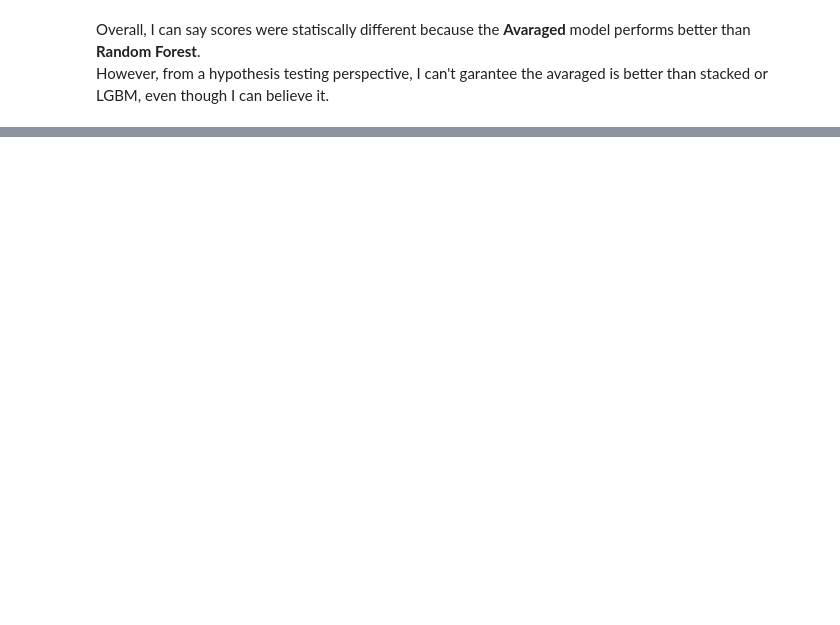
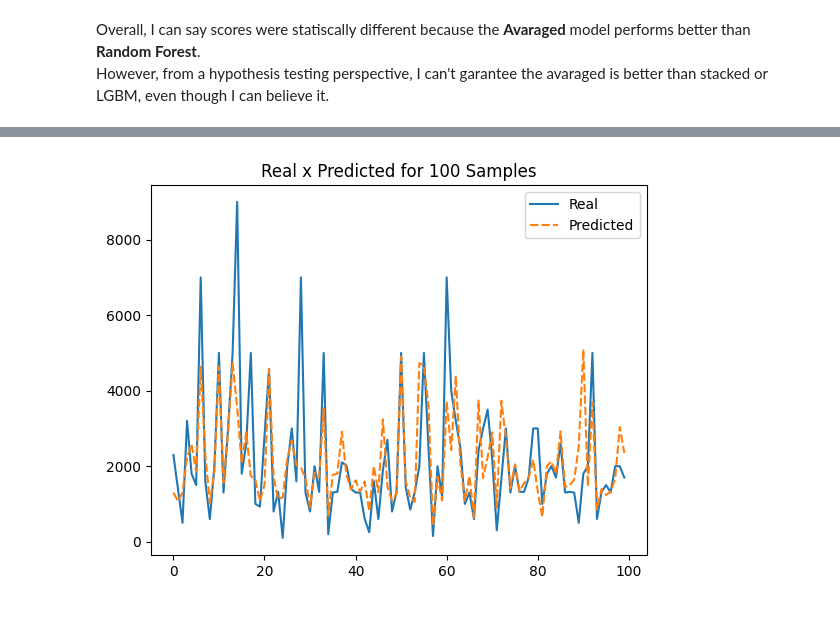
Before and after one commit to viniciussuares/IncomePrediction, a Jupyter notebook: notebooks/model_selection.ipynb, the cells around one changed output, grey strips where cells are left out. Saved outputs shown, nothing was run; the diff lists cells and outputs as text; code cells hidden in the pictures; blank space fills up the shorter version.

```diff
--- a/notebooks/model_selection.ipynb
+++ b/notebooks/model_selection.ipynb
@@ -523,0 +521,18 @@ Percentage of times where y_test fell within a R$ 775.08 margin:  68.33%
+# %%
+# Sampling n observations
+n = 100
+sample = X_test.sample(n, random_state=0)
+sample_y = y_test[sample.index]
+
+# Predicting using model
+final_model_pred = vr.predict(sample)
+
+# Constructs a DataFrame to compare
+sample_pred_df = pd.DataFrame({'Real': sample_y, 'Predicted': final_model_pred})
+sample_pred_df.index = list(range(n))
+ax = sns.lineplot(data=sample_pred_df)
+ax.set_xlabel(' ')
+plt.title('Real x Predicted for 100 Samples')
+plt.show()
+# %% [output]
+[figure, added]
```
Also changed, not shown: parts of 7 cells of this notebook, 7 other files.
